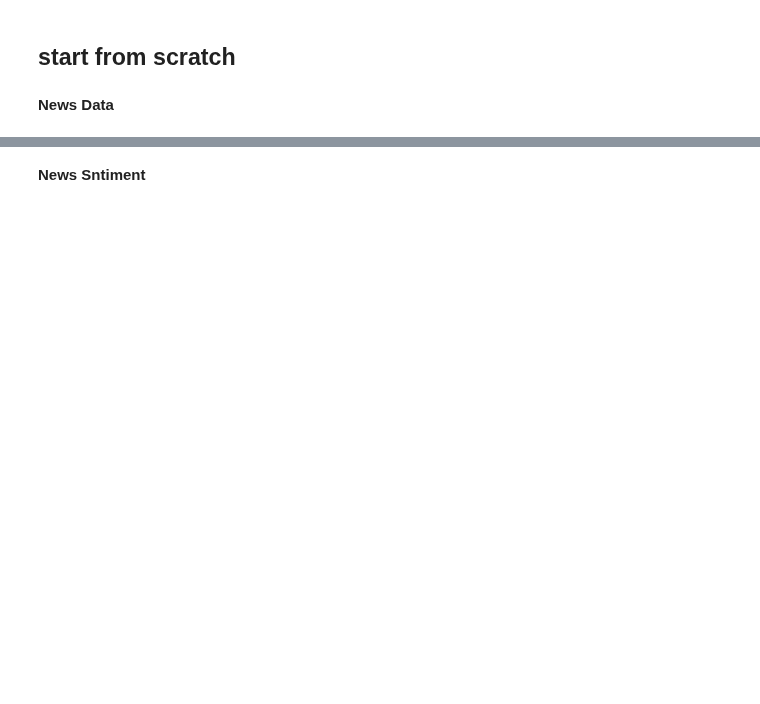
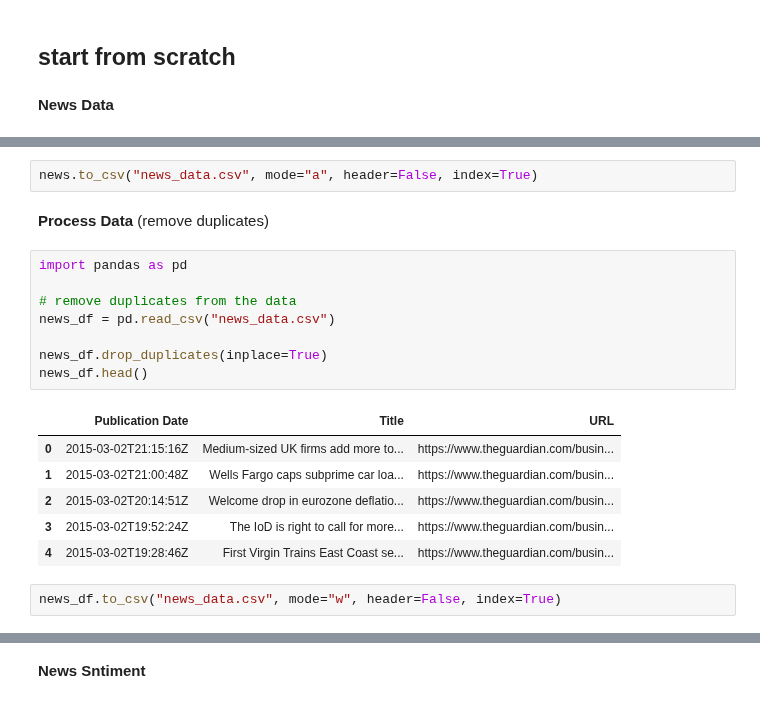
Before and after one commit to MRR20/major_project, a Jupyter notebook: news_data.ipynb, the cells around one changed output, grey strips where cells are left out. Saved outputs shown, nothing was run; the diff lists cells and outputs as text; blank space fills up the shorter version.

Commit message:
Data Commit

```diff
--- a/news_data.ipynb
+++ b/news_data.ipynb
@@ -178,0 +82,21 @@ len(news)
+# %%
+news.to_csv("news_data.csv", mode="a", header=False, index=True)
+# %% [markdown]
+**Process Data** (remove duplicates)
+# %%
+import pandas as pd
+
+# remove duplicates from the data
+news_df = pd.read_csv("news_data.csv")
+
+news_df.drop_duplicates(inplace=True)
+news_df.head()
+# %% [output]
+|  | Publication Date | Title | URL |
+| 0 | 2015-03-02T21:15:16Z | Medium-sized UK firms add more to... | https://www.theguardian.com/busin... |
+| 1 | 2015-03-02T21:00:48Z | Wells Fargo caps subprime car loa... | https://www.theguardian.com/busin... |
+| 2 | 2015-03-02T20:14:51Z | Welcome drop in eurozone deflatio... | https://www.theguardian.com/busin... |
+| 3 | 2015-03-02T19:52:24Z | The IoD is right to call for more... | https://www.theguardian.com/busin... |
+| 4 | 2015-03-02T19:28:46Z | First Virgin Trains East Coast se... | https://www.theguardian.com/busin... |
+# %%
+news_df.to_csv("news_data.csv", mode="w", header=False, index=True)
```
Also changed, not shown: parts of 24 cells of this notebook, 1 other file.
